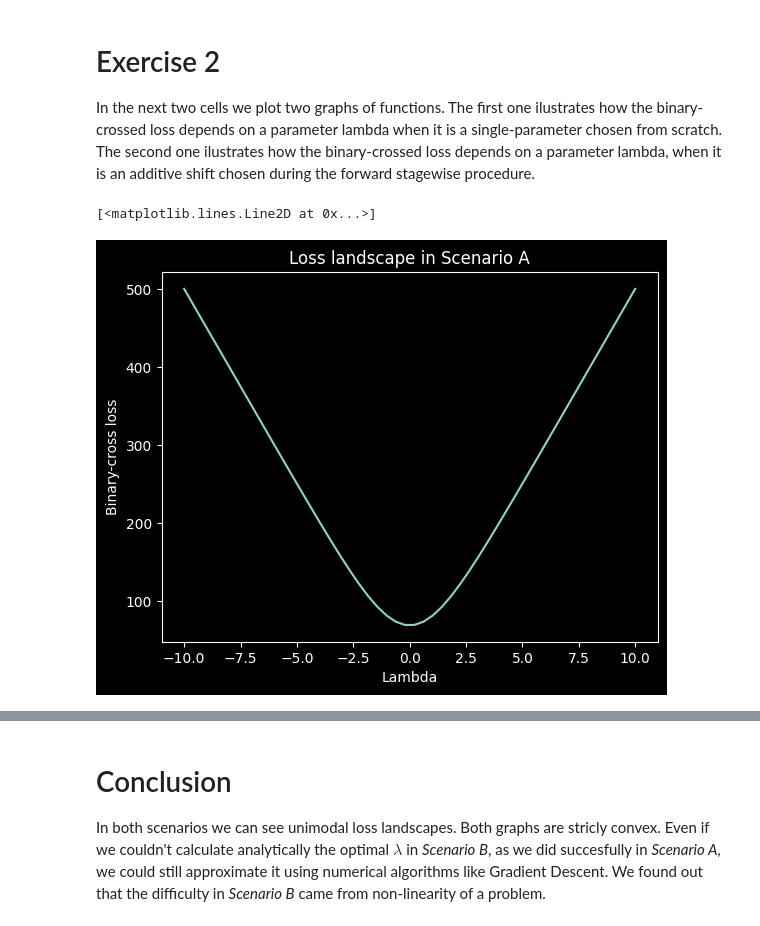
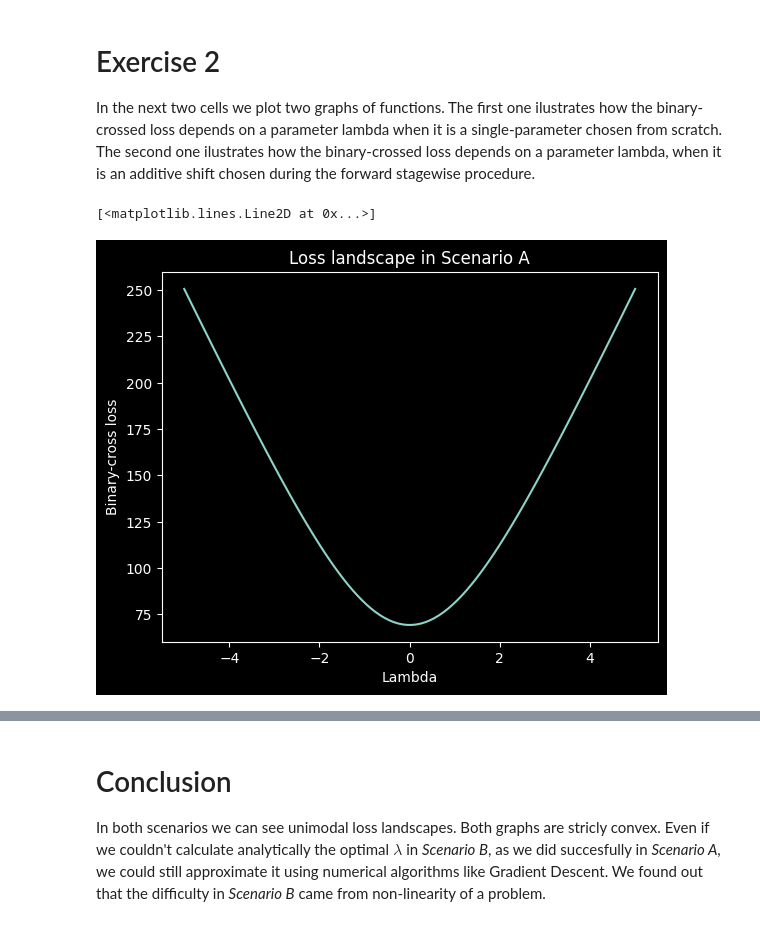
Before and after one commit to Dragomier/Machine_Learning_2026, a Jupyter notebook: Homework7.ipynb, the cells around one changed output, grey strips where cells are left out. Drawn from its saved outputs; the diff is of its cells as text; code cells hidden in the pictures.

```diff
--- a/Homework7.ipynb
+++ b/Homework7.ipynb
@@ -60,32 +60,32 @@ In the next two cells we plot two graphs of functions. The first one ilustrates
 # %%
 import numpy as np
 import matplotlib.pyplot as plt
 
 m = 50
 k = 50
 n = m + k
 
 labels = np.array(m * [1] + k * [0], dtype = float)
 np.random.shuffle(labels)
 
 def binary_cross_entropy(args, labels):
     result = []
     for arg in args:
         p = 1 / (1 + np.exp(-arg))
-        loss = -1 * np.sum(labels * np.log(p) + (1.0 - labels) * np.log(1.0 - p))
+        loss = -1 * np.sum(labels * np.log(p) + (1 - labels) * np.log(1 - p))
         result.append(loss)
     return result
 
-x = np.linspace(-10, 10, 50)
+x = np.linspace(-5, 5, 100)
 y = binary_cross_entropy(x, labels)
 plt.xlabel("Lambda")
 plt.ylabel("Binary-cross loss")
 plt.title("Loss landscape in Scenario A")
 
 plt.plot(x, y)
 # %% [output]
 [<matplotlib.lines.Line2D at 0x...>]
-[figure, old version]
+[figure, new version]
 # %%
 predictions = np.random.normal(loc = 0, scale = 1, size = n)
 def binary_cross_predictions(predictions, lambdas, labels):
```
Also changed, not shown: parts of 1 cell of this notebook.
